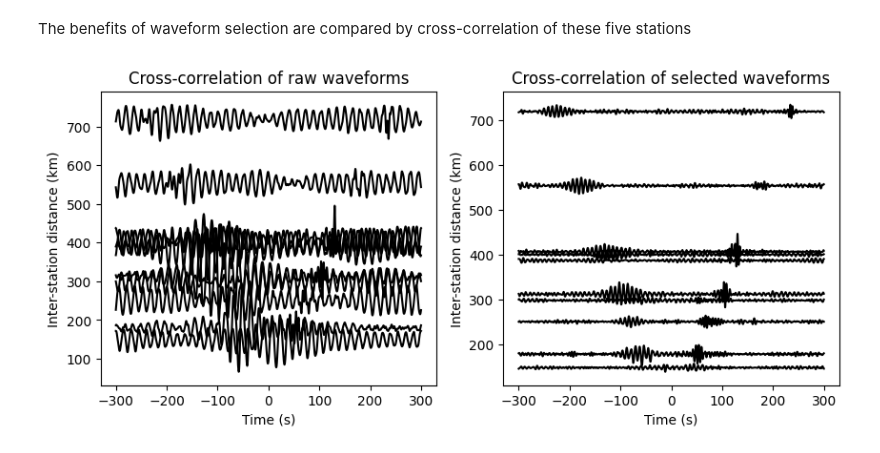
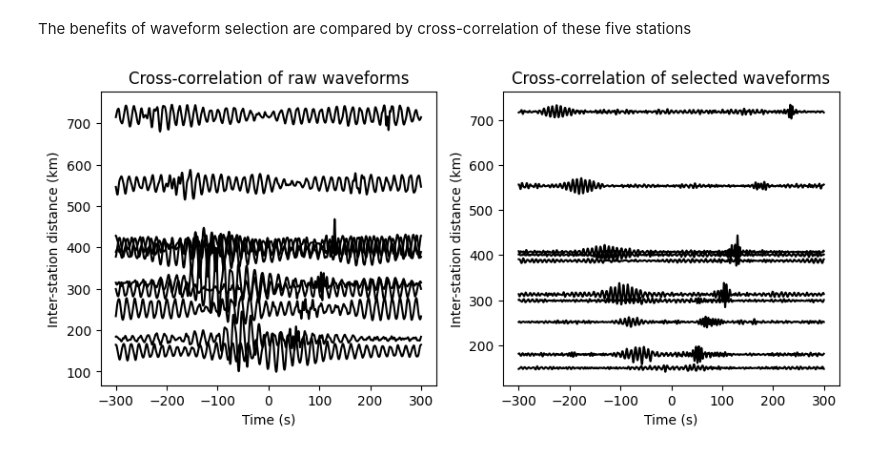
Before and after one commit to yuanxzo/EDWav, a Jupyter notebook: Python Version/Demo_for_selection.ipynb, the cells around one changed output. Saved outputs shown, nothing was run; the diff lists cells and outputs as text; code cells hidden in the pictures.

```diff
--- a/Python Version/Demo_for_selection.ipynb
+++ b/Python Version/Demo_for_selection.ipynb
@@ -103,7 +103,8 @@ from obspy.geodetics import gps2dist_azimuth
 def cross_correlation(wave,RID):
     wave=np.fft.rfft(wave,axis=0)
     cc=np.fft.ifftshift(np.fft.irfft(np.conj(wave[:,RID[:,0]])*wave[:,RID[:,1]], axis=0),axes=0)
-    return cc
+    cs=np.sign(np.sum(np.abs(cc), axis=0))
+    return cc, cs
 
 # the location of the five stations
 lon=[-91.061897,-92.975899,-94.292999,-92.8535,-96.874496,]
@@ -124,37 +125,43 @@ num_of_sld=stats['num_of_sld']
 
 # calculate the cross-correlation of the raw waveform data
 CC1=0
+CS1=0
 for i in range(num_of_sld):
     wave=waveform[i*NW*stats['len_of_win']:(i+1)*NW*stats['len_of_win'],:]
-    CC1=CC1+cross_correlation(wave,RID)
+    cc, cs =cross_correlation(wave,RID)
+    CC1=CC1+cc
+    CS1=CS1+cs
 
 # calculate the cross-correlation of the selected waveform data
 CC2=0
+CS2=0
 for i in range(num_of_sld):
     wave=waveform_selected[i*NW*stats['len_of_win']:(i+1)*NW*stats['len_of_win'],:]
     wave[np.isnan(wave)]=0
-    CC2=CC2+cross_correlation(wave,RID)
+    cc, cs =cross_correlation(wave,RID)
+    CC2=CC2+cc
+    CS2=CS2+cs
 
 # plot the cross-correlation
 fig, ax = plt.subplots(1,2,figsize=(10,4))
 for i in range(len(R)):
-    ax[0].plot(np.arange(-NW/2*stats['len_of_win'],NW/2*stats['len_of_win'],1)/FS, 2e10*CC1[:,i]+R[i],'k')
+    ax[0].plot(np.arange(-NW/2*stats['len_of_win'],NW/2*stats['len_of_win'],1)/FS, 2e12*CC1[:,i]/CS1[i]+R[i],'k')
 ax[0].set_xlabel('Time (s)')
 ax[0].set_ylabel('Inter-station distance (km)')
 ax[0].set_title('Cross-correlation of raw waveforms')
 
 for i in range(len(R)):
-    ax[1].plot(np.arange(-NW/2*stats['len_of_win'],NW/2*stats['len_of_win'],1)/FS, 2e10*CC2[:,i]+R[i],'k')
+    ax[1].plot(np.arange(-NW/2*stats['len_of_win'],NW/2*stats['len_of_win'],1)/FS, 2e12*CC2[:,i]/CS2[i]+R[i],'k')
 ax[1].set_xlabel('Time (s)')
 ax[1].set_ylabel('Inter-station distance (km)')
 ax[1].set_title('Cross-correlation of selected waveforms')
 
 plt.show()
 
 # From the camparison of the cross-correlation of the raw waveform data and the selected waveform data,
 # we can see that the selected waveform data has clearer surface wave propagation characteristics and higher signal-to-noise ratio.
 # This indicates that the selected waveform data are more suitable for surface wave cross-correlation analysis.
 #
 # This case uses waveform data of one day. The empirical Green's function of surface wave with more reliable phase and amplitude can be obtained by stacking the data of more days.
 # %% [output]
-[figure, old version]
+[figure, new version]
```
Also changed, not shown: parts of 1 cell of this notebook.
